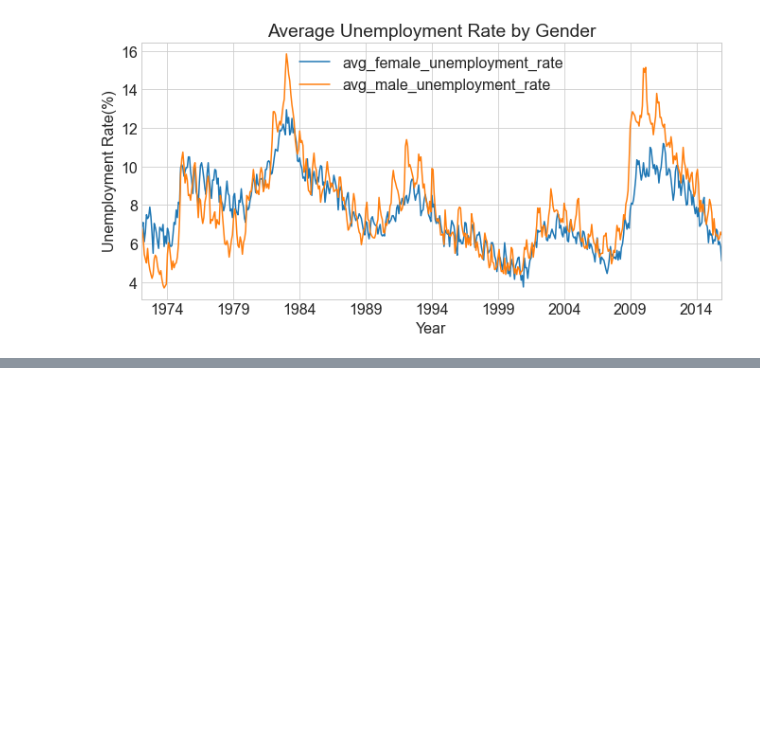
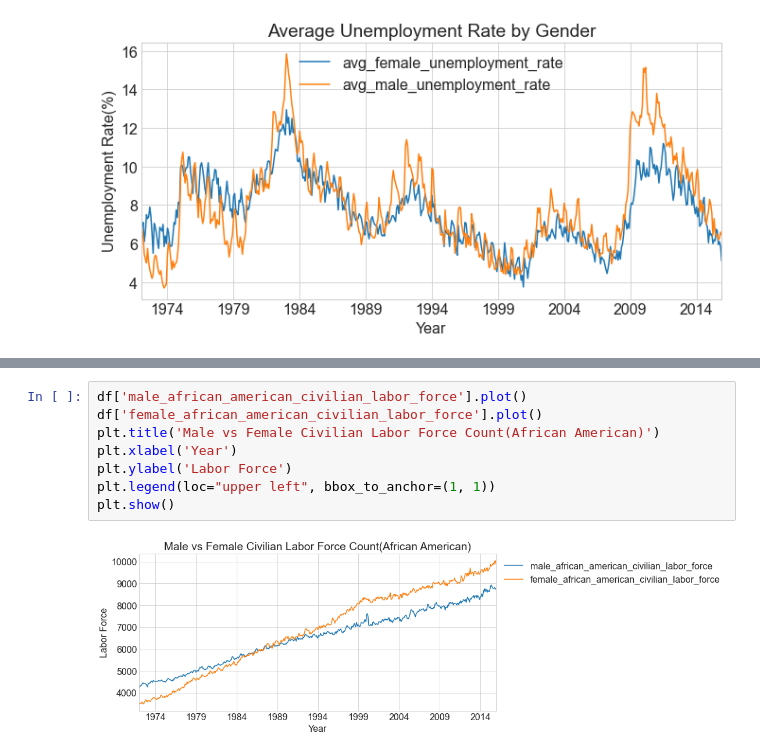
Before and after one commit to BraedenWright/individual-project, a Jupyter notebook: Final_Labor_Report.ipynb, the cells around one changed output, grey strips where cells are left out. Drawn from its saved outputs; the diff is of its cells as text; blank space fills up the shorter version.

```diff
--- a/Final_Labor_Report.ipynb
+++ b/Final_Labor_Report.ipynb
@@ -268,0 +370,10 @@ plt.show()
+# %%
+df['male_african_american_civilian_labor_force'].plot()
+df['female_african_american_civilian_labor_force'].plot()
+plt.title('Male vs Female Civilian Labor Force Count(African American)')
+plt.xlabel('Year')
+plt.ylabel('Labor Force')
+plt.legend(loc="upper left", bbox_to_anchor=(1, 1))
+plt.show()
+# %% [output]
+[figure, added]
```
Also changed, not shown: parts of 10 cells of this notebook, 2 other files.
